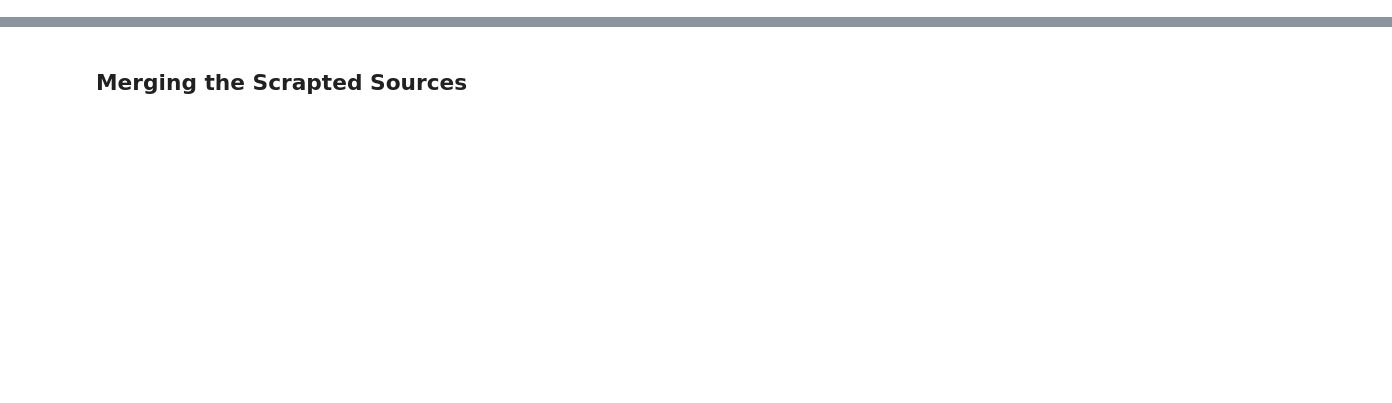
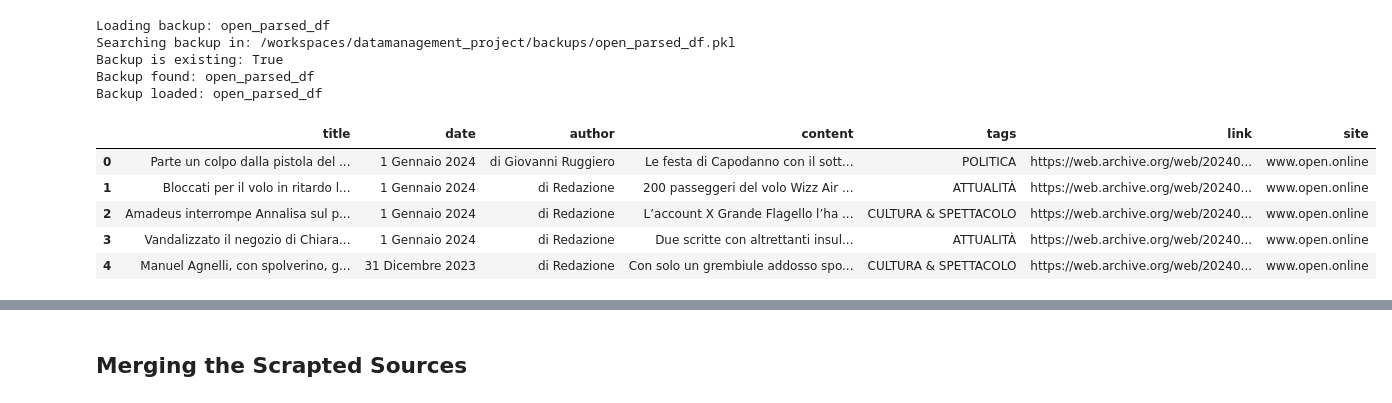
Before and after one commit to alexcalabrese/datamanagement_project, a Jupyter notebook: [FINAL] scraper_with_ansa.ipynb, the cells around one changed output, grey strips where cells are left out. Cells and saved outputs as stored; diff of their text form; code cells hidden in the pictures; blank space fills up the shorter version.

```diff
--- a/[FINAL] scraper_with_ansa.ipynb
+++ b/[FINAL] scraper_with_ansa.ipynb
@@ -1 +32,19 @@
+# %%
+from classes.scrapers.open import Open
+
+open_scraper = Open()
+open_parsed_df = open_scraper.scrape()
+open_parsed_df.head()
+# %% [output]
+Loading backup: open_parsed_df
+Searching backup in: /workspaces/datamanagement_project/backups/open_parsed_df.pkl
+Backup is existing: True
+Backup found: open_parsed_df
+Backup loaded: open_parsed_df
+|  | title | date | author | content | tags | link | site |
+| 0 | Parte un colpo dalla pistola del ... | 1 Gennaio 2024 | di Giovanni Ruggiero | Le festa di Capodanno con il sott... | POLITICA | https://web.archive.org/web/20240... | www.open.online |
+| 1 | Bloccati per il volo in ritardo l... | 1 Gennaio 2024 | di Redazione | 200 passeggeri del volo Wizz Air ... | ATTUALITÀ | https://web.archive.org/web/20240... | www.open.online |
+| 2 | Amadeus interrompe Annalisa sul p... | 1 Gennaio 2024 | di Redazione | L’account X Grande Flagello l’ha ... | CULTURA & SPETTACOLO | https://web.archive.org/web/20240... | www.open.online |
+| 3 | Vandalizzato il negozio di Chiara... | 1 Gennaio 2024 | di Redazione | Due scritte con altrettanti insul... | ATTUALITÀ | https://web.archive.org/web/20240... | www.open.online |
+| 4 | Manuel Agnelli, con spolverino, g... | 31 Dicembre 2023 | di Redazione | Con solo un grembiule addosso spo... | CULTURA & SPETTACOLO | https://web.archive.org/web/20240... | www.open.online |
 # %%
```
Also changed, not shown: parts of 77 cells of this notebook, 9 other files.
